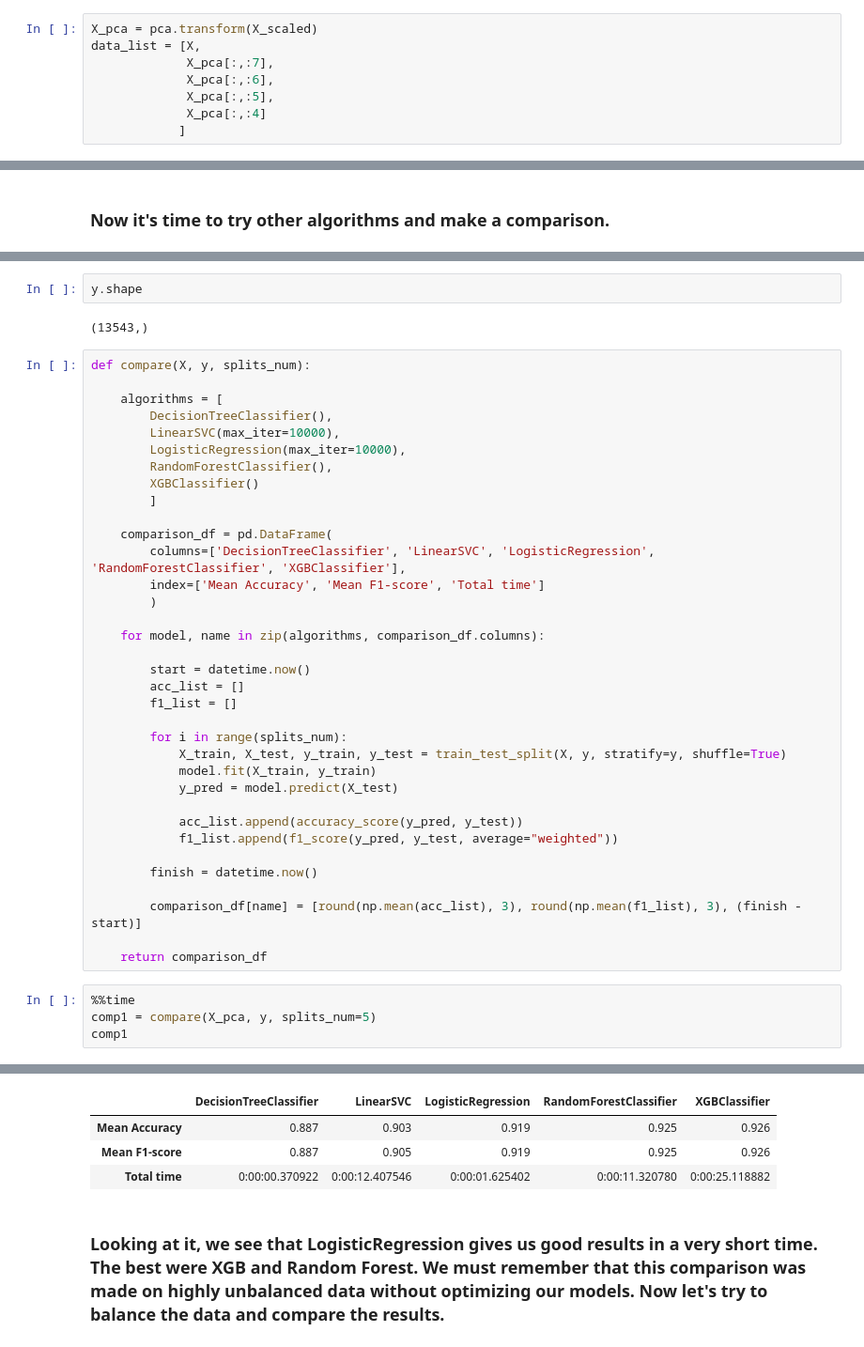
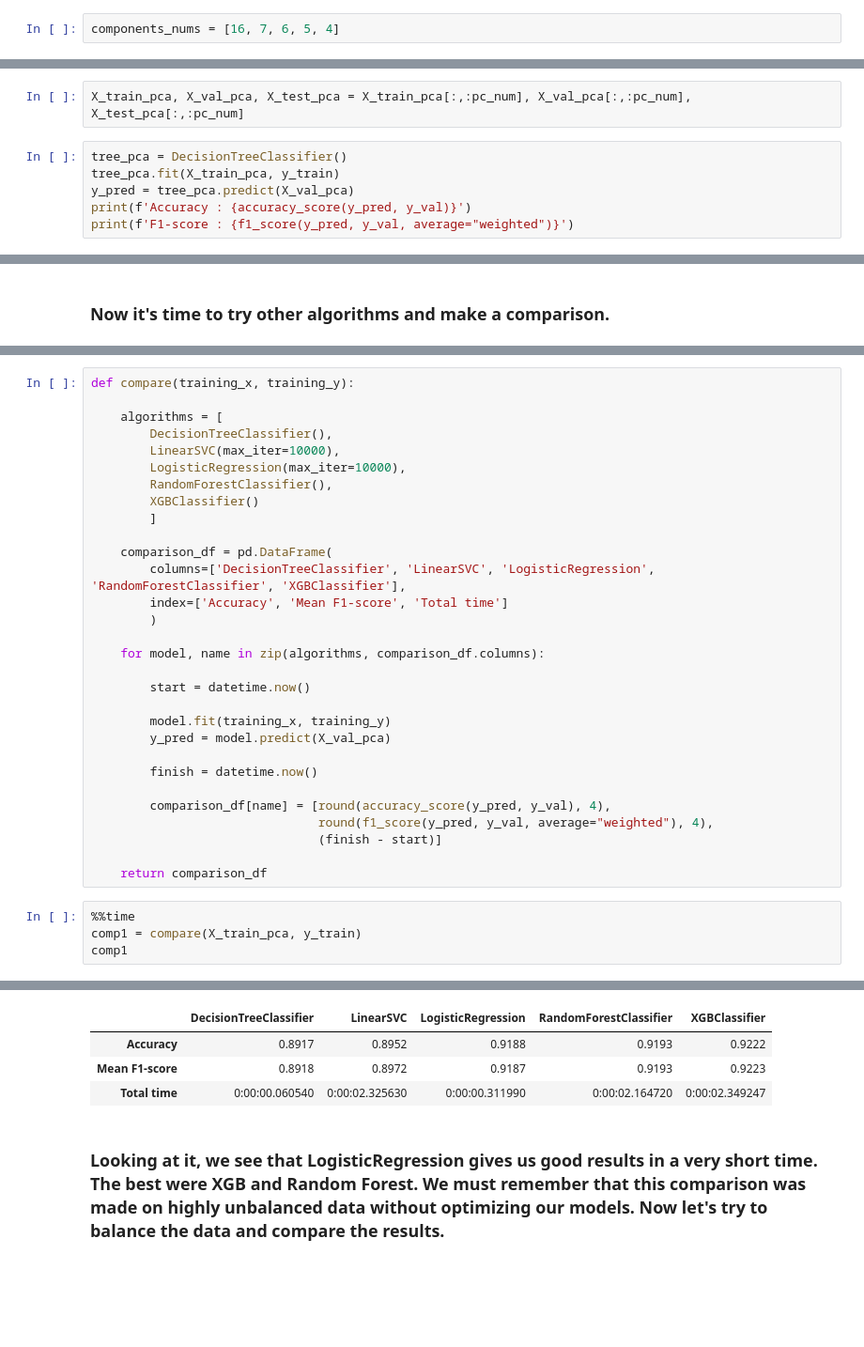
Before and after one commit to MarcinB77/dry_bean_classification, a Jupyter notebook: dry_bean_classification.ipynb, the cells around one changed output, grey strips where cells are left out. Shown at 94% size. Drawn from its saved outputs; the diff is of its cells as text; blank space fills up the shorter version.

```diff
--- a/dry_bean_classification.ipynb
+++ b/dry_bean_classification.ipynb
@@ -609,11 +606,5 @@ results_df = pd.DataFrame(
     columns=["X", "X_pca(7)", "X_pca(6)", "X_pca(5)", "X_pca(4)"]
     )
 # %%
-X_pca = pca.transform(X_scaled)
-data_list = [X,
-             X_pca[:,:7],
-             X_pca[:,:6],
-             X_pca[:,:5],
-             X_pca[:,:4]
-            ]
+components_nums = [16, 7, 6, 5, 4]
 # %%
@@ -644,0 +633,8 @@ results_df
+# %%
+X_train_pca, X_val_pca, X_test_pca = X_train_pca[:,:pc_num], X_val_pca[:,:pc_num], X_test_pca[:,:pc_num]
+# %%
+tree_pca = DecisionTreeClassifier()
+tree_pca.fit(X_train_pca, y_train)
+y_pred = tree_pca.predict(X_val_pca)
+print(f'Accuracy : {accuracy_score(y_pred, y_val)}')
+print(f'F1-score : {f1_score(y_pred, y_val, average="weighted")}')
@@ -668,9 +648,5 @@ X_pca.shape
-# %%
-y.shape
-# %% [output]
-(13543,)
 # %%
-def compare(X, y, splits_num):
+def compare(training_x, training_y):
 
     algorithms = [
         DecisionTreeClassifier(),
@@ -682,30 +658,25 @@ def compare(X, y, splits_num):
 
     comparison_df = pd.DataFrame(
         columns=['DecisionTreeClassifier', 'LinearSVC', 'LogisticRegression', 'RandomForestClassifier', 'XGBClassifier'],
-        index=['Mean Accuracy', 'Mean F1-score', 'Total time']
+        index=['Accuracy', 'Mean F1-score', 'Total time']
         )
 
     for model, name in zip(algorithms, comparison_df.columns):
 
         start = datetime.now()
-        acc_list = []
-        f1_list = []
 
-        for i in range(splits_num):
-            X_train, X_test, y_train, y_test = train_test_split(X, y, stratify=y, shuffle=True)
-            model.fit(X_train, y_train)
-            y_pred = model.predict(X_test)
-
-            acc_list.append(accuracy_score(y_pred, y_test))
-            f1_list.append(f1_score(y_pred, y_test, average="weighted"))
+        model.fit(training_x, training_y)
+        y_pred = model.predict(X_val_pca)
 
         finish = datetime.now()
 
-        comparison_df[name] = [round(np.mean(acc_list), 3), round(np.mean(f1_list), 3), (finish - start)]
+        comparison_df[name] = [round(accuracy_score(y_pred, y_val), 4),
+                               round(f1_score(y_pred, y_val, average="weighted"), 4),
+                               (finish - start)]
 
     return comparison_df
 # %%
 %%time
-comp1 = compare(X_pca, y, splits_num=5)
+comp1 = compare(X_train_pca, y_train)
 comp1
 # %% [output]
@@ -713,7 +684,7 @@ Wall time: 50.9 s
 |  | DecisionTreeClassifier | LinearSVC | LogisticRegression | RandomForestClassifier | XGBClassifier |
-| Mean Accuracy | 0.887 | 0.903 | 0.919 | 0.925 | 0.926 |
-| Mean F1-score | 0.887 | 0.905 | 0.919 | 0.925 | 0.926 |
-| Total time | 0:00:00.370922 | 0:00:12.407546 | 0:00:01.625402 | 0:00:11.320780 | 0:00:25.118882 |
+| Accuracy | 0.8917 | 0.8952 | 0.9188 | 0.9193 | 0.9222 |
+| Mean F1-score | 0.8918 | 0.8972 | 0.9187 | 0.9193 | 0.9223 |
+| Total time | 0:00:00.060540 | 0:00:02.325630 | 0:00:00.311990 | 0:00:02.164720 | 0:00:02.349247 |
 # %% [markdown]
 ### Looking at it, we see that LogisticRegression gives us good results in a very short time. The best were XGB and Random Forest. We must remember that this comparison was made on highly unbalanced data without optimizing our models. Now let's try to balance the data and compare the results.
 # %%
```
Also changed, not shown: parts of 146 cells of this notebook, 1 other file.
